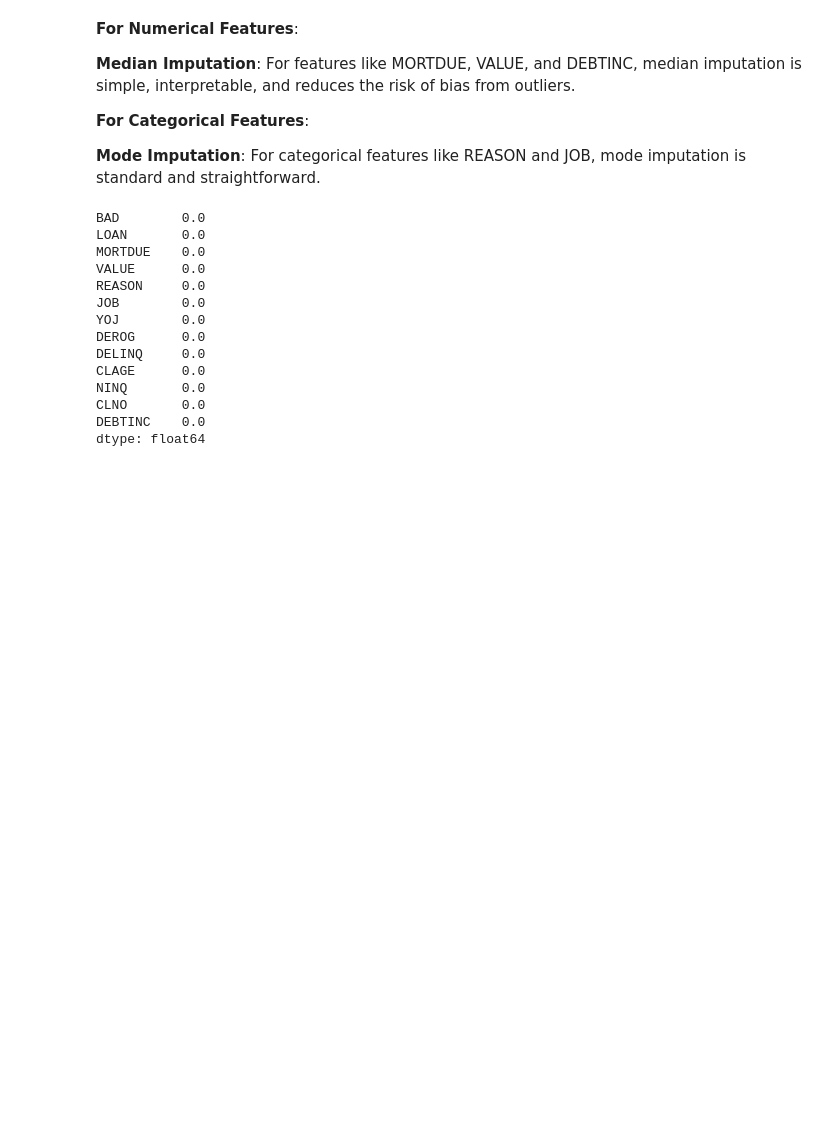
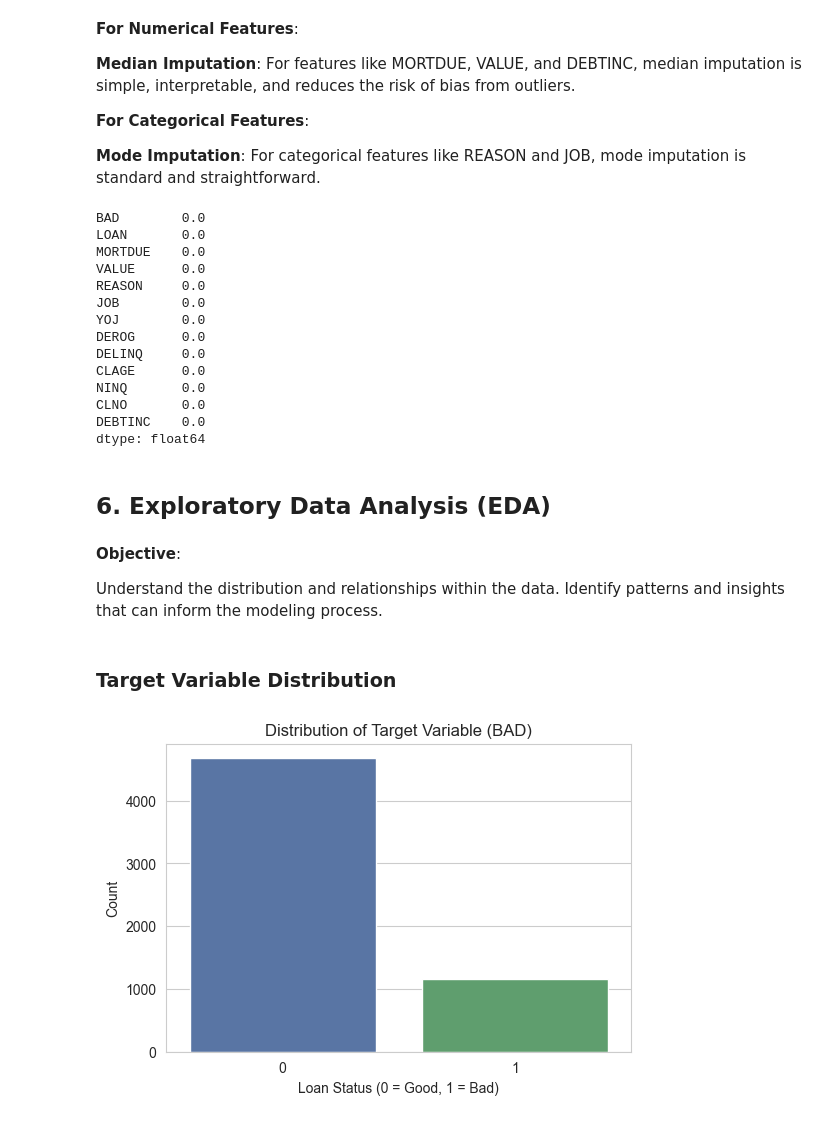
Before and after one commit to JoshuaPaul-lasisi/Credit-Risk-Assessment, a Jupyter notebook: notebook.ipynb, the cells around one changed output. Saved outputs shown, nothing was run; the diff lists cells and outputs as text; code cells hidden in the pictures; blank space fills up the shorter version.

```diff
--- a/notebook.ipynb
+++ b/notebook.ipynb
@@ -148,3 +175,25 @@ NINQ       0.0
 CLNO       0.0
 DEBTINC    0.0
 dtype: float64
+# %% [markdown]
+## 6. Exploratory Data Analysis (EDA)
+# %% [markdown]
+**Objective**:
+
+Understand the distribution and relationships within the data.
+Identify patterns and insights that can inform the modeling process.
+# %% [markdown]
+### Target Variable Distribution
+# %%
+# Set plot style
+sns.set_style('whitegrid')
+
+# Plot the distribution of the target variable 'BAD'
+plt.figure(figsize=(6,4))
+sns.countplot(x='BAD', data=credit, palette=['#4c72b0','#55a868'])
+plt.title('Distribution of Target Variable (BAD)')
+plt.xlabel('Loan Status (0 = Good, 1 = Bad)')
+plt.ylabel('Count')
+plt.show()
+# %% [output]
+[figure, added]
```
Also changed, not shown: parts of 60 cells of this notebook.
